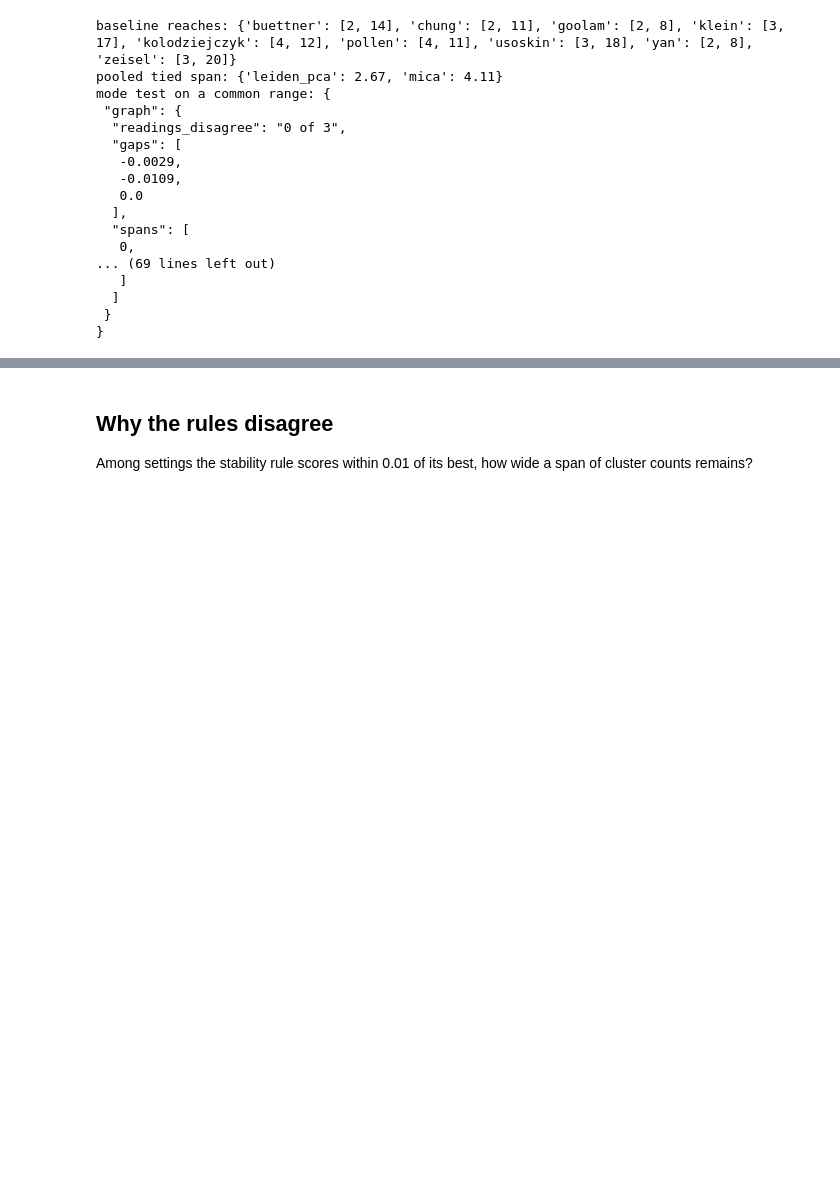
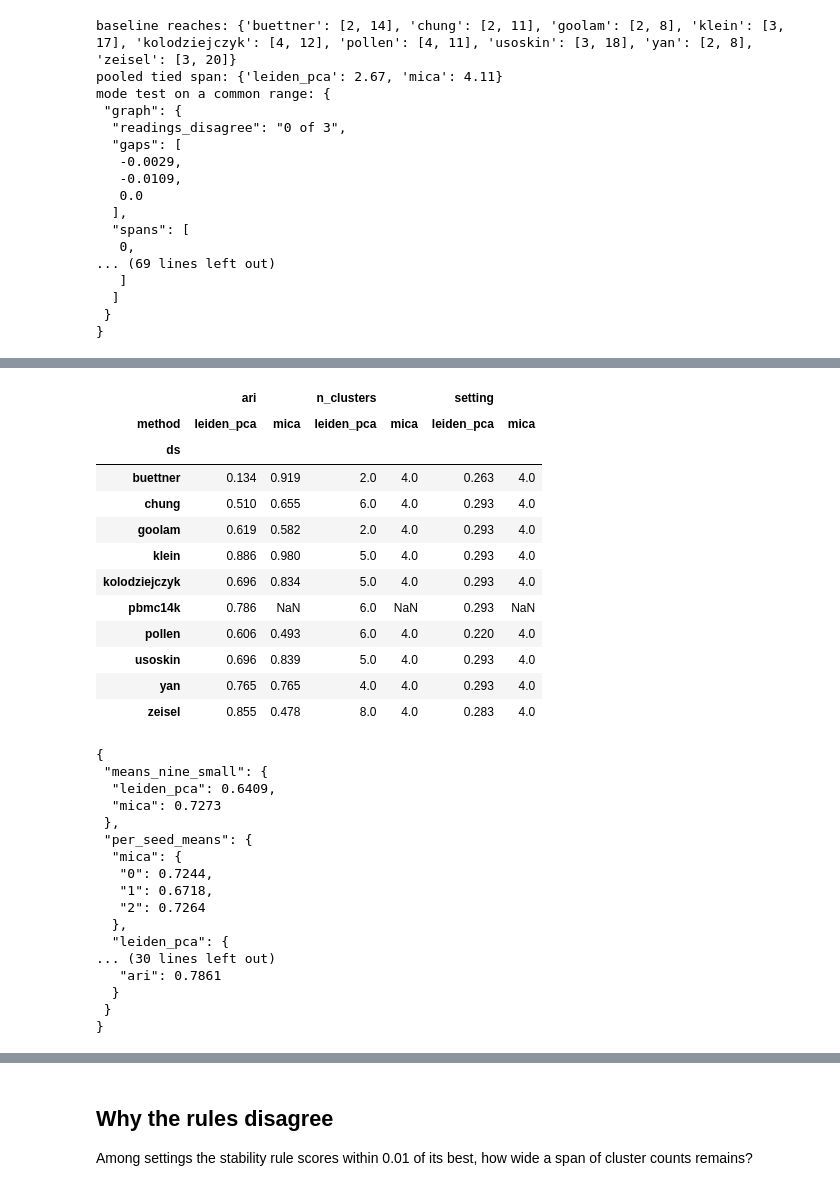
Before and after one commit to utshabkg/scminer-clustering, a Jupyter notebook: notebooks/assignment3_results.ipynb, the cells around one changed output, grey strips where cells are left out. Saved outputs shown, nothing was run; the diff lists cells and outputs as text; code cells hidden in the pictures; blank space fills up the shorter version.

```diff
--- a/notebooks/assignment3_results.ipynb
+++ b/notebooks/assignment3_results.ipynb
@@ -126,0 +199,34 @@ mode test on a common range: {
+# %%
+display(pd.read_csv(RESULTS / "a3_transfer.csv").pivot_table(index="ds", columns="method", values=["setting", "n_clusters", "ari"], aggfunc="median").round(3))
+print(json.dumps(mn.get("transfer", {}), indent=1))
+# %% [output]
+|  | ari |  | n_clusters |  | setting |  |
+| method | leiden_pca | mica | leiden_pca | mica | leiden_pca | mica |
+| ds |  |  |  |  |  |  |
+| buettner | 0.134 | 0.919 | 2.0 | 4.0 | 0.263 | 4.0 |
+| chung | 0.510 | 0.655 | 6.0 | 4.0 | 0.293 | 4.0 |
+| goolam | 0.619 | 0.582 | 2.0 | 4.0 | 0.293 | 4.0 |
+| klein | 0.886 | 0.980 | 5.0 | 4.0 | 0.293 | 4.0 |
+| kolodziejczyk | 0.696 | 0.834 | 5.0 | 4.0 | 0.293 | 4.0 |
+| pbmc14k | 0.786 | NaN | 6.0 | NaN | 0.293 | NaN |
+| pollen | 0.606 | 0.493 | 6.0 | 4.0 | 0.220 | 4.0 |
+| usoskin | 0.696 | 0.839 | 5.0 | 4.0 | 0.293 | 4.0 |
+| yan | 0.765 | 0.765 | 4.0 | 4.0 | 0.293 | 4.0 |
+| zeisel | 0.855 | 0.478 | 8.0 | 4.0 | 0.283 | 4.0 |
+{
+ "means_nine_small": {
+  "leiden_pca": 0.6409,
+  "mica": 0.7273
+ },
+ "per_seed_means": {
+  "mica": {
+   "0": 0.7244,
+   "1": 0.6718,
+   "2": 0.7264
+  },
+  "leiden_pca": {
+... (30 lines left out)
+   "ari": 0.7861
+  }
+ }
+}
```
Also changed, not shown: parts of 10 cells of this notebook, 11 other files.
